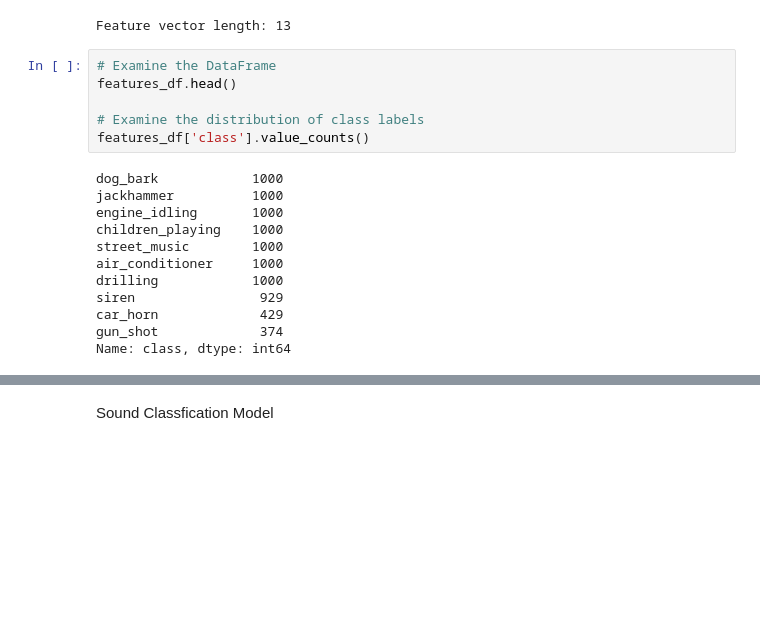
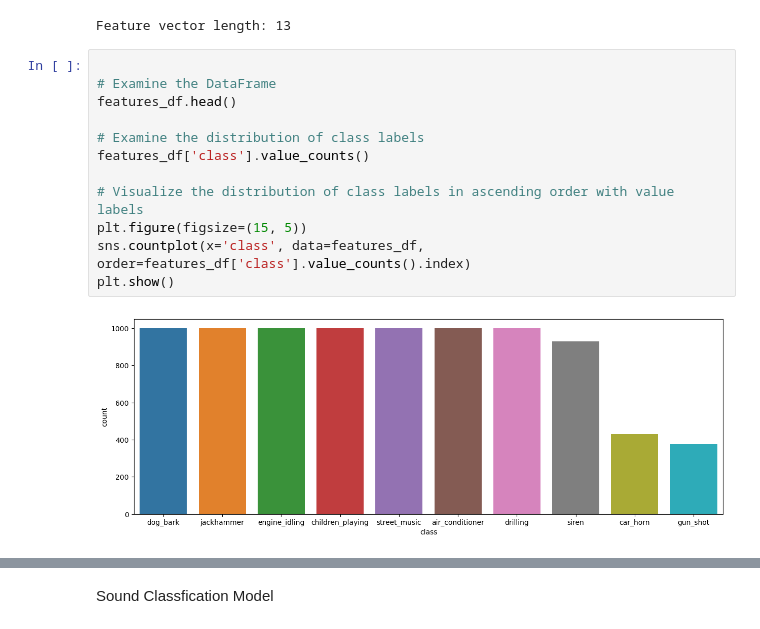
Before and after one commit to paulr28/MSc_DA_CA3, a Jupyter notebook: SoundFileExploration.ipynb, the cells around one changed output, grey strips where cells are left out. Saved outputs shown, nothing was run; the diff lists cells and outputs as text; blank space fills up the shorter version.

```diff
--- a/SoundFileExploration.ipynb
+++ b/SoundFileExploration.ipynb
@@ -130,23 +130,19 @@ print('Feature vector length:', len(feature_list[0]))
 # %% [output]
 Feature vector length: 13
 # %%
+
 # Examine the DataFrame
 features_df.head()
 
 # Examine the distribution of class labels
 features_df['class'].value_counts()
+
+# Visualize the distribution of class labels in ascending order with value labels
+plt.figure(figsize=(15, 5))
+sns.countplot(x='class', data=features_df, order=features_df['class'].value_counts().index)
+plt.show()
 # %% [output]
-dog_bark            1000
-jackhammer          1000
-engine_idling       1000
-children_playing    1000
-street_music        1000
-air_conditioner     1000
-drilling            1000
-siren                929
-car_horn             429
-gun_shot             374
-Name: class, dtype: int64
+[figure, added]
 # %%
 # perform a t-test to see if the means of the feature vectors for two classes are significantly different
 # Define two classes to compare
```
Also changed, not shown: parts of 10 cells of this notebook, 1 other file.
